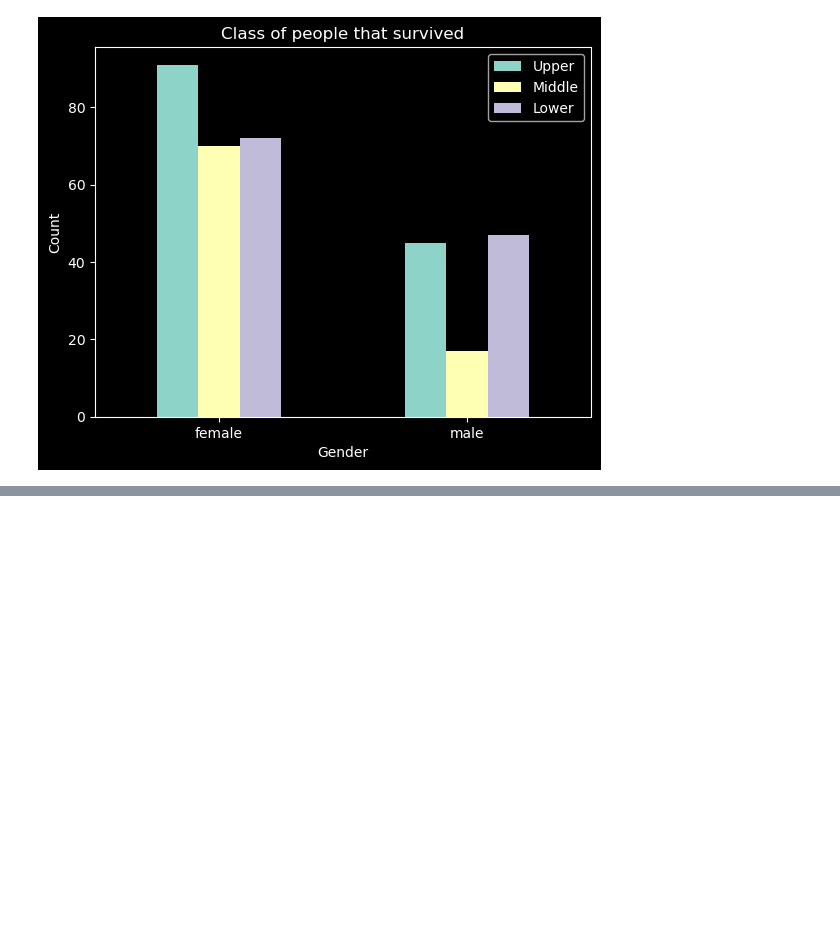
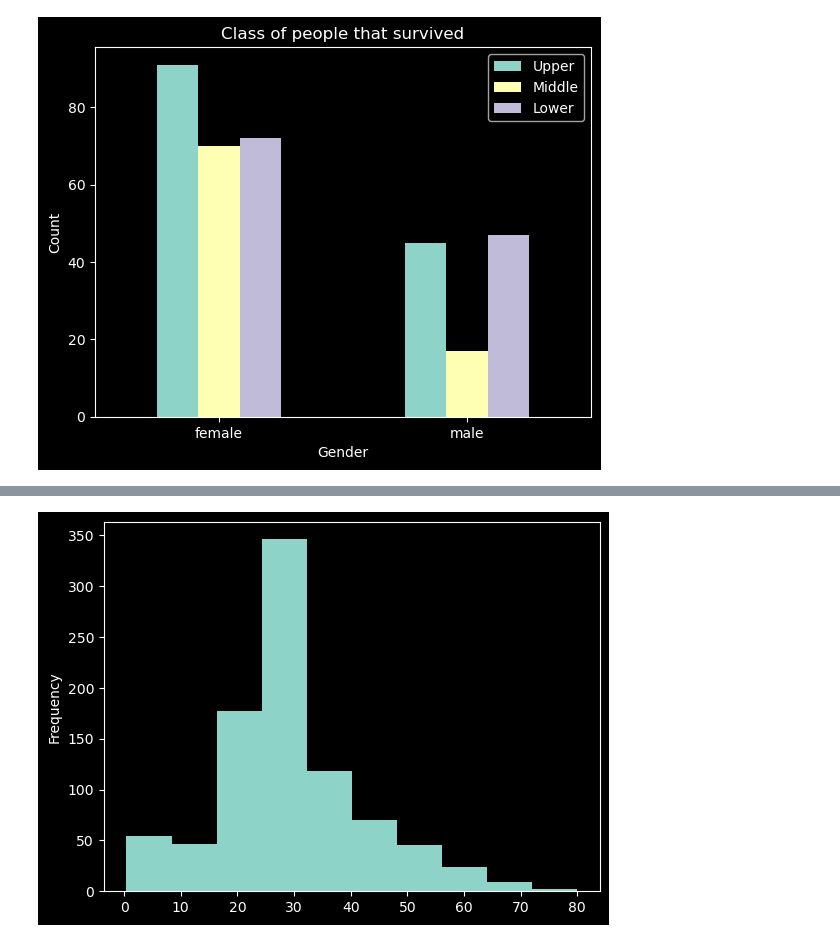
Before and after one commit to msnkr/kaggle_comps, a Jupyter notebook: Titanic - Machine Learning from Disaster/Untitled.ipynb, the cells around one changed output, grey strips where cells are left out. Saved outputs shown, nothing was run; the diff lists cells and outputs as text; code cells hidden in the pictures; blank space fills up the shorter version.

```diff
--- a/Titanic - Machine Learning from Disaster/Untitled.ipynb
+++ b/Titanic - Machine Learning from Disaster/Untitled.ipynb
@@ -102,3 +102,12 @@ plt.xticks(rotation=0)
 plt.title("Class of people that survived");
 # %% [output]
 [figure]
+# %%
+# Since a majority of the age is under 30, we'll make the missing values the median
+# Cabin can also be missing
+# Embarked can be missing
+
+df.Age.fillna(df.Age.median(), inplace=True)
+df.Cabin = df.Cabin.replace({np.nan : "missing"})
+df.Embarked = df.Embarked.replace({np.nan: "missing"})
+df.isna().sum()
@@ -104,0 +128,7 @@ plt.title("Class of people that survived");
+# %%
+# Lets see a hist of the ages
+df.Age.plot.hist();
+
+# Leaning more the younger generation
+# %% [output]
+[figure, added]
```
Also changed, not shown: parts of 3 cells of this notebook.
